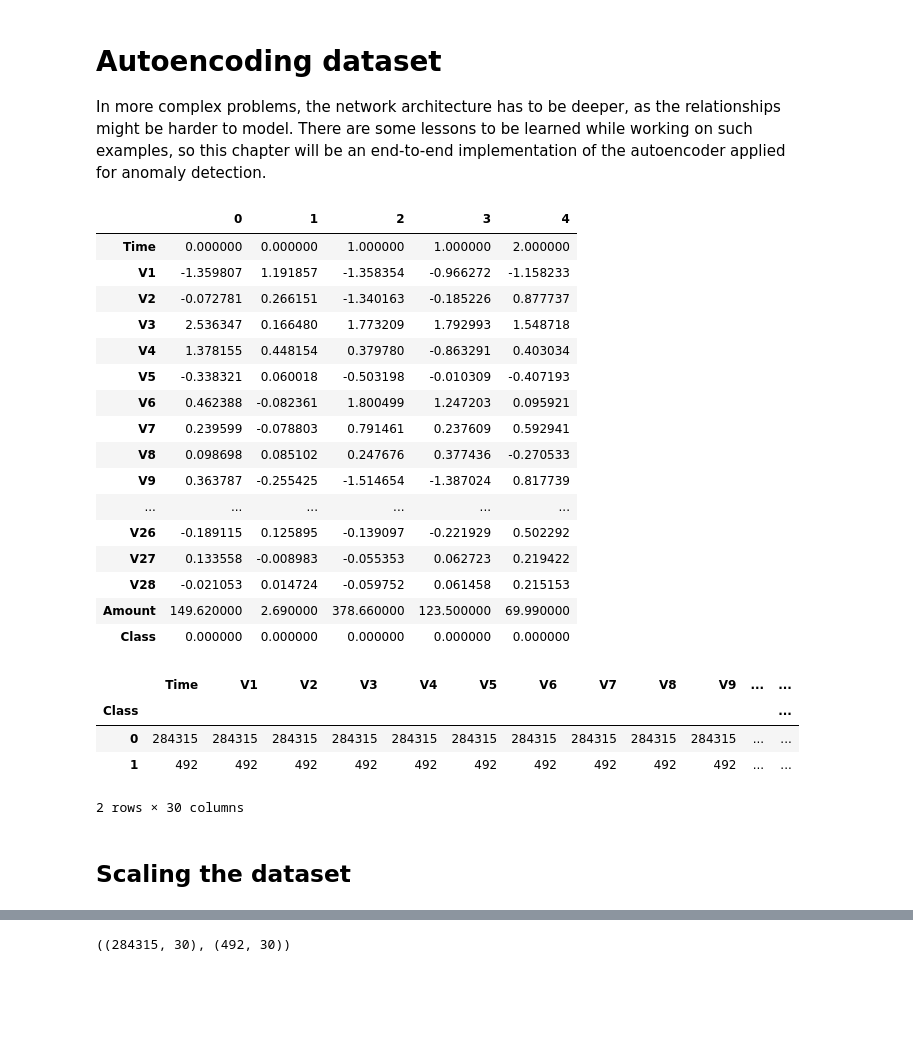
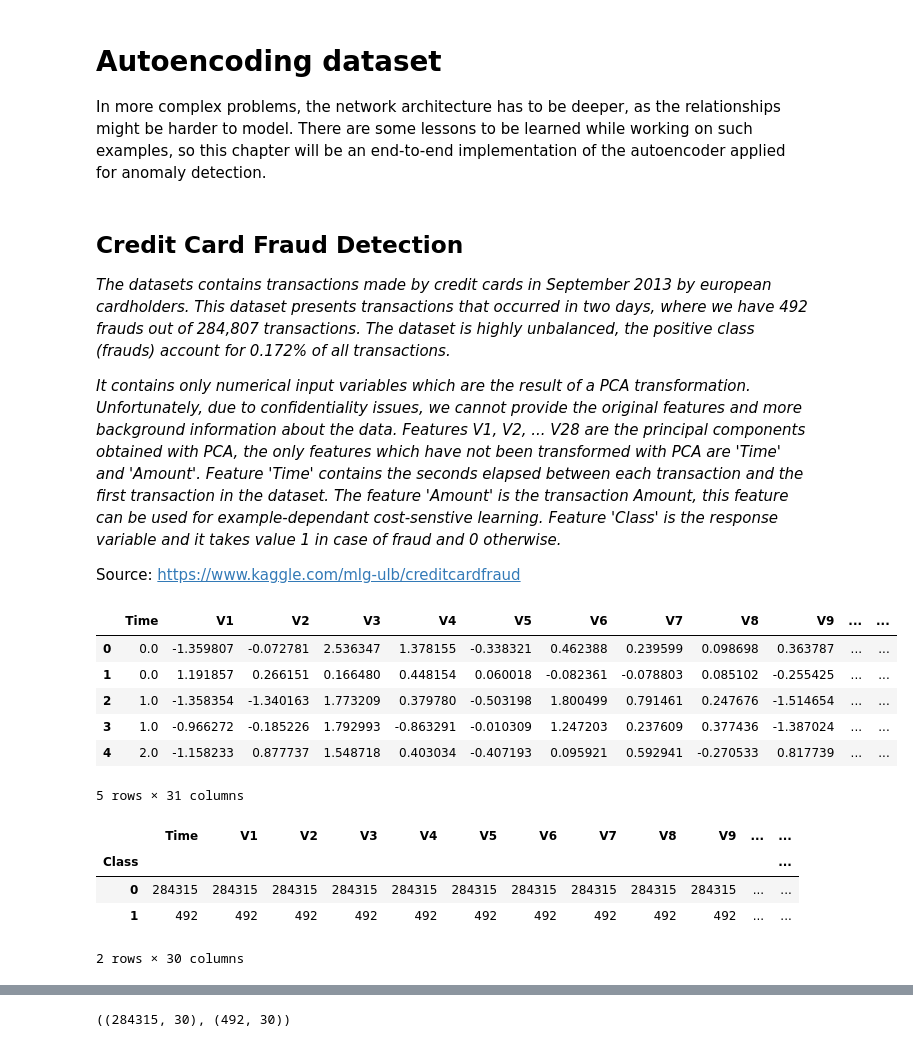
Before and after one commit to AndyB66/anomaly-detection-autoencoders, a Jupyter notebook: 03_autoencoding_dataset.ipynb, the cells around one changed output, grey strips where cells are left out. Saved outputs shown, nothing was run; the diff lists cells and outputs as text; code cells hidden in the pictures; blank space fills up the shorter version.

Commit message:
Finish 03_autoencoding_dataset.ipynb

```diff
--- a/03_autoencoding_dataset.ipynb
+++ b/03_autoencoding_dataset.ipynb
@@ -2,32 +2,30 @@
 # Autoencoding dataset
 
 In more complex problems, the network architecture has to be deeper, as the relationships might be harder to model. There are some lessons to be learned while working on such examples, so this chapter will be an end-to-end implementation of the autoencoder applied for anomaly detection.
+# %% [markdown]
+## Credit Card Fraud Detection
+
+*The datasets contains transactions made by credit cards in September 2013 by european cardholders. This dataset presents transactions that occurred in two days, where we have 492 frauds out of 284,807 transactions. The dataset is highly unbalanced, the positive class (frauds) account for 0.172% of all transactions.*
+
+*It contains only numerical input variables which are the result of a PCA transformation. Unfortunately, due to confidentiality issues, we cannot provide the original features and more background information about the data. Features V1, V2, ... V28 are the principal components obtained with PCA, the only features which have not been transformed with PCA are 'Time' and 'Amount'. Feature 'Time' contains the seconds elapsed between each transaction and the first transaction in the dataset. The feature 'Amount' is the transaction Amount, this feature can be used for example-dependant cost-senstive learning. Feature 'Class' is the response variable and it takes value 1 in case of fraud and 0 otherwise.*
+
+Source: https://www.kaggle.com/mlg-ulb/creditcardfraud
 # %%
 %matplotlib inline
 
 import pandas as pd
 
-transactions_df = pd.read_csv(
-    "./dataset/creditcardfraud/creditcard.csv")
-transactions_df.head().T
+transactions_df = pd.read_csv("./dataset/creditcardfraud/creditcard.zip",
+                              compression="zip")
+transactions_df.head()
 # %% [output]
-|  | 0 | 1 | 2 | 3 | 4 |
-| Time | 0.000000 | 0.000000 | 1.000000 | 1.000000 | 2.000000 |
-| V1 | -1.359807 | 1.191857 | -1.358354 | -0.966272 | -1.158233 |
-| V2 | -0.072781 | 0.266151 | -1.340163 | -0.185226 | 0.877737 |
-| V3 | 2.536347 | 0.166480 | 1.773209 | 1.792993 | 1.548718 |
-| V4 | 1.378155 | 0.448154 | 0.379780 | -0.863291 | 0.403034 |
-| V5 | -0.338321 | 0.060018 | -0.503198 | -0.010309 | -0.407193 |
-| V6 | 0.462388 | -0.082361 | 1.800499 | 1.247203 | 0.095921 |
-| V7 | 0.239599 | -0.078803 | 0.791461 | 0.237609 | 0.592941 |
-| V8 | 0.098698 | 0.085102 | 0.247676 | 0.377436 | -0.270533 |
-| V9 | 0.363787 | -0.255425 | -1.514654 | -1.387024 | 0.817739 |
-| ... | ... | ... | ... | ... | ... |
-| V26 | -0.189115 | 0.125895 | -0.139097 | -0.221929 | 0.502292 |
-| V27 | 0.133558 | -0.008983 | -0.055353 | 0.062723 | 0.219422 |
-| V28 | -0.021053 | 0.014724 | -0.059752 | 0.061458 | 0.215153 |
-| Amount | 149.620000 | 2.690000 | 378.660000 | 123.500000 | 69.990000 |
-| Class | 0.000000 | 0.000000 | 0.000000 | 0.000000 | 0.000000 |
+|  | Time | V1 | V2 | V3 | V4 | V5 | V6 | V7 | V8 | V9 | ... | ... |
+| 0 | 0.0 | -1.359807 | -0.072781 | 2.536347 | 1.378155 | -0.338321 | 0.462388 | 0.239599 | 0.098698 | 0.363787 | ... | ... |
+| 1 | 0.0 | 1.191857 | 0.266151 | 0.166480 | 0.448154 | 0.060018 | -0.082361 | -0.078803 | 0.085102 | -0.255425 | ... | ... |
+| 2 | 1.0 | -1.358354 | -1.340163 | 1.773209 | 0.379780 | -0.503198 | 1.800499 | 0.791461 | 0.247676 | -1.514654 | ... | ... |
+| 3 | 1.0 | -0.966272 | -0.185226 | 1.792993 | -0.863291 | -0.010309 | 1.247203 | 0.237609 | 0.377436 | -1.387024 | ... | ... |
+| 4 | 2.0 | -1.158233 | 0.877737 | 1.548718 | 0.403034 | -0.407193 | 0.095921 | 0.592941 | -0.270533 | 0.817739 | ... | ... |
+5 rows × 31 columns
 # %%
 transactions_df.groupby("Class").count()
 # %% [output]
@@ -36,5 +34,3 @@ transactions_df.groupby("Class").count()
 | 0 | 284315 | 284315 | 284315 | 284315 | 284315 | 284315 | 284315 | 284315 | 284315 | 284315 | ... | ... |
 | 1 | 492 | 492 | 492 | 492 | 492 | 492 | 492 | 492 | 492 | 492 | ... | ... |
 2 rows × 30 columns
-# %% [markdown]
-## Scaling the dataset
```
Also changed, not shown: parts of 8 cells of this notebook, 1 other file.
